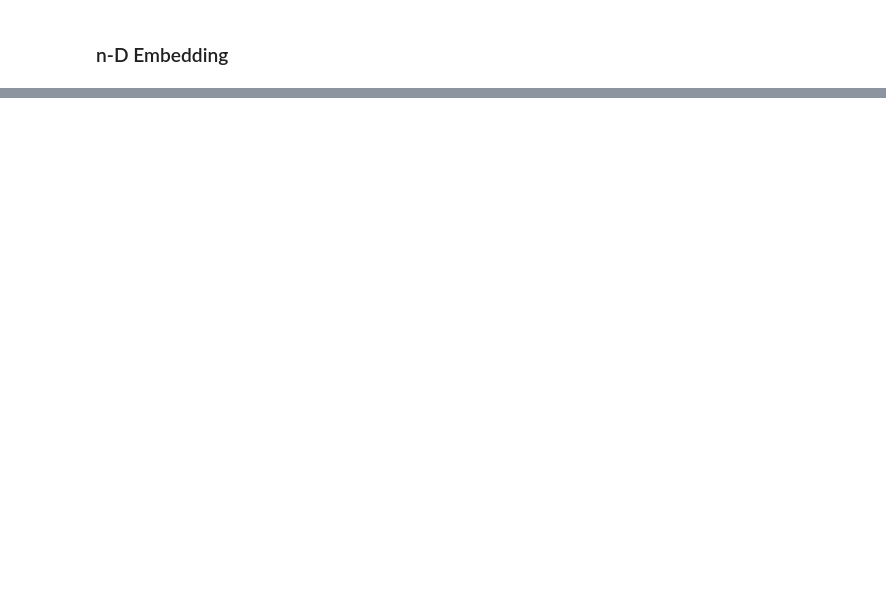
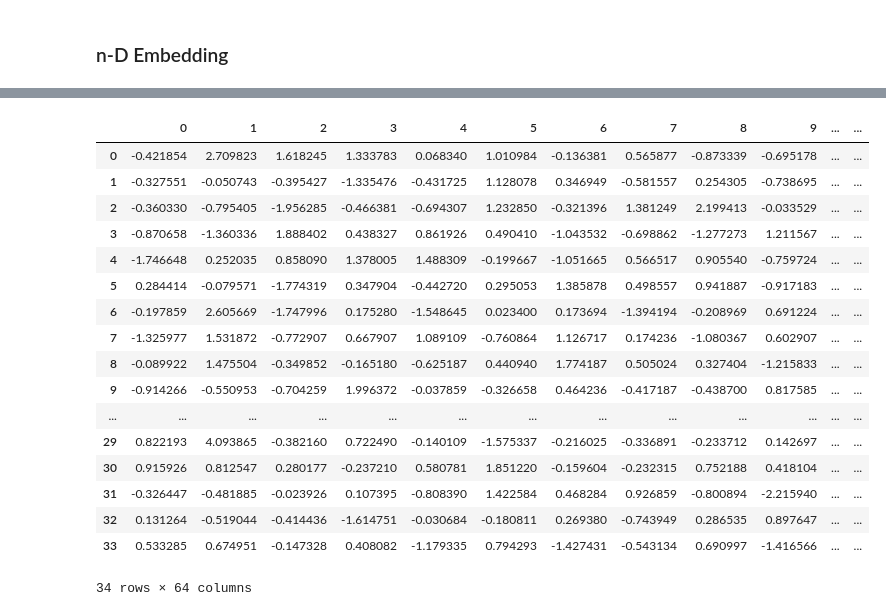
Before and after one commit to hienvm/DeepwalkDemo, a Jupyter notebook: deepwalk.ipynb, the cells around one changed output, grey strips where cells are left out. Cells and saved outputs as stored; diff of their text form; code cells hidden in the pictures; blank space fills up the shorter version.

```diff
--- a/deepwalk.ipynb
+++ b/deepwalk.ipynb
@@ -138,0 +156,23 @@ nx.draw_networkx(g, pos)
+# %%
+df = pd.DataFrame(emb)
+df.to_csv("out/karate_emb.csv", header=False, index=False)
+df
+# %% [output]
+|  | 0 | 1 | 2 | 3 | 4 | 5 | 6 | 7 | 8 | 9 | ... | ... |
+| 0 | -0.421854 | 2.709823 | 1.618245 | 1.333783 | 0.068340 | 1.010984 | -0.136381 | 0.565877 | -0.873339 | -0.695178 | ... | ... |
+| 1 | -0.327551 | -0.050743 | -0.395427 | -1.335476 | -0.431725 | 1.128078 | 0.346949 | -0.581557 | 0.254305 | -0.738695 | ... | ... |
+| 2 | -0.360330 | -0.795405 | -1.956285 | -0.466381 | -0.694307 | 1.232850 | -0.321396 | 1.381249 | 2.199413 | -0.033529 | ... | ... |
+| 3 | -0.870658 | -1.360336 | 1.888402 | 0.438327 | 0.861926 | 0.490410 | -1.043532 | -0.698862 | -1.277273 | 1.211567 | ... | ... |
+| 4 | -1.746648 | 0.252035 | 0.858090 | 1.378005 | 1.488309 | -0.199667 | -1.051665 | 0.566517 | 0.905540 | -0.759724 | ... | ... |
+| 5 | 0.284414 | -0.079571 | -1.774319 | 0.347904 | -0.442720 | 0.295053 | 1.385878 | 0.498557 | 0.941887 | -0.917183 | ... | ... |
+| 6 | -0.197859 | 2.605669 | -1.747996 | 0.175280 | -1.548645 | 0.023400 | 0.173694 | -1.394194 | -0.208969 | 0.691224 | ... | ... |
+| 7 | -1.325977 | 1.531872 | -0.772907 | 0.667907 | 1.089109 | -0.760864 | 1.126717 | 0.174236 | -1.080367 | 0.602907 | ... | ... |
+| 8 | -0.089922 | 1.475504 | -0.349852 | -0.165180 | -0.625187 | 0.440940 | 1.774187 | 0.505024 | 0.327404 | -1.215833 | ... | ... |
+| 9 | -0.914266 | -0.550953 | -0.704259 | 1.996372 | -0.037859 | -0.326658 | 0.464236 | -0.417187 | -0.438700 | 0.817585 | ... | ... |
+| ... | ... | ... | ... | ... | ... | ... | ... | ... | ... | ... | ... | ... |
+| 29 | 0.822193 | 4.093865 | -0.382160 | 0.722490 | -0.140109 | -1.575337 | -0.216025 | -0.336891 | -0.233712 | 0.142697 | ... | ... |
+| 30 | 0.915926 | 0.812547 | 0.280177 | -0.237210 | 0.580781 | 1.851220 | -0.159604 | -0.232315 | 0.752188 | 0.418104 | ... | ... |
+| 31 | -0.326447 | -0.481885 | -0.023926 | 0.107395 | -0.808390 | 1.422584 | 0.468284 | 0.926859 | -0.800894 | -2.215940 | ... | ... |
+| 32 | 0.131264 | -0.519044 | -0.414436 | -1.614751 | -0.030684 | -0.180811 | 0.269380 | -0.743949 | 0.286535 | 0.897647 | ... | ... |
+| 33 | 0.533285 | 0.674951 | -0.147328 | 0.408082 | -1.179335 | 0.794293 | -1.427431 | -0.543134 | 0.690997 | -1.416566 | ... | ... |
+34 rows × 64 columns
```
Also changed, not shown: parts of 7 cells of this notebook, 8 other files.
